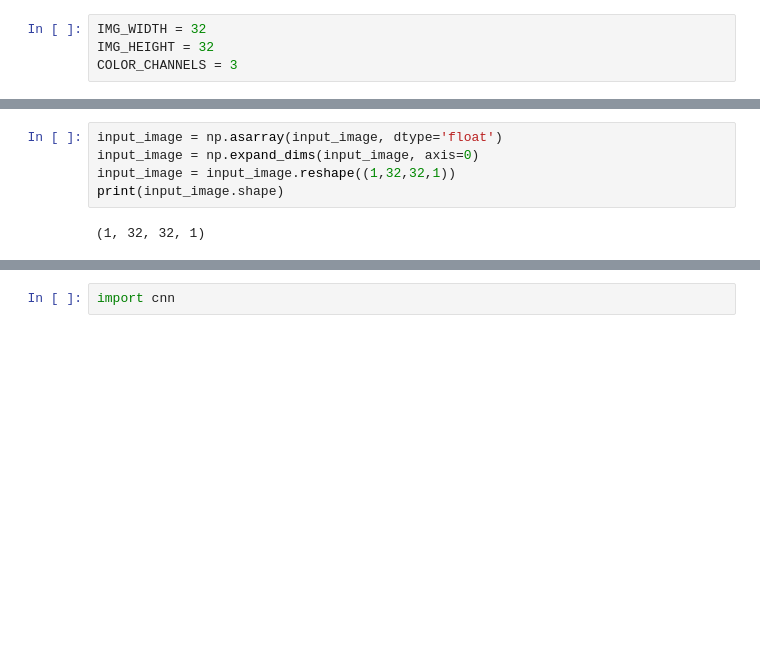
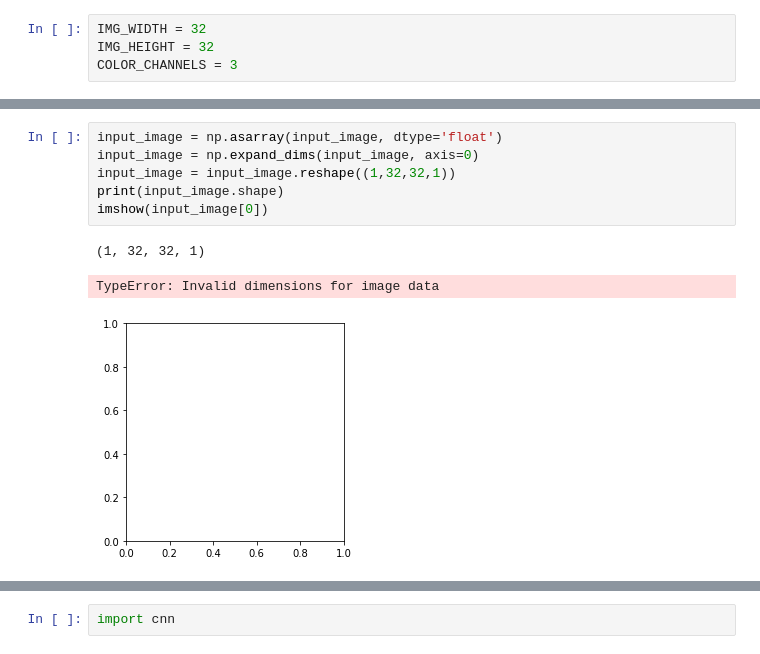
Before and after one commit to dhruvmun/Image-Coloring, a Jupyter notebook: Image Test.ipynb, the cells around one changed output, grey strips where cells are left out. Saved outputs shown, nothing was run; the diff lists cells and outputs as text; blank space fills up the shorter version.

```diff
--- a/Image Test.ipynb
+++ b/Image Test.ipynb
@@ -28,7 +27,10 @@ input_image
 # %%
 input_image = np.asarray(input_image, dtype='float')
 input_image = np.expand_dims(input_image, axis=0)
 input_image = input_image.reshape((1,32,32,1))
 print(input_image.shape)
+imshow(input_image[0])
 # %% [output]
 (1, 32, 32, 1)
+TypeError: Invalid dimensions for image data
+[figure, added]
```
Also changed, not shown: parts of 8 cells of this notebook, 1 other file.
